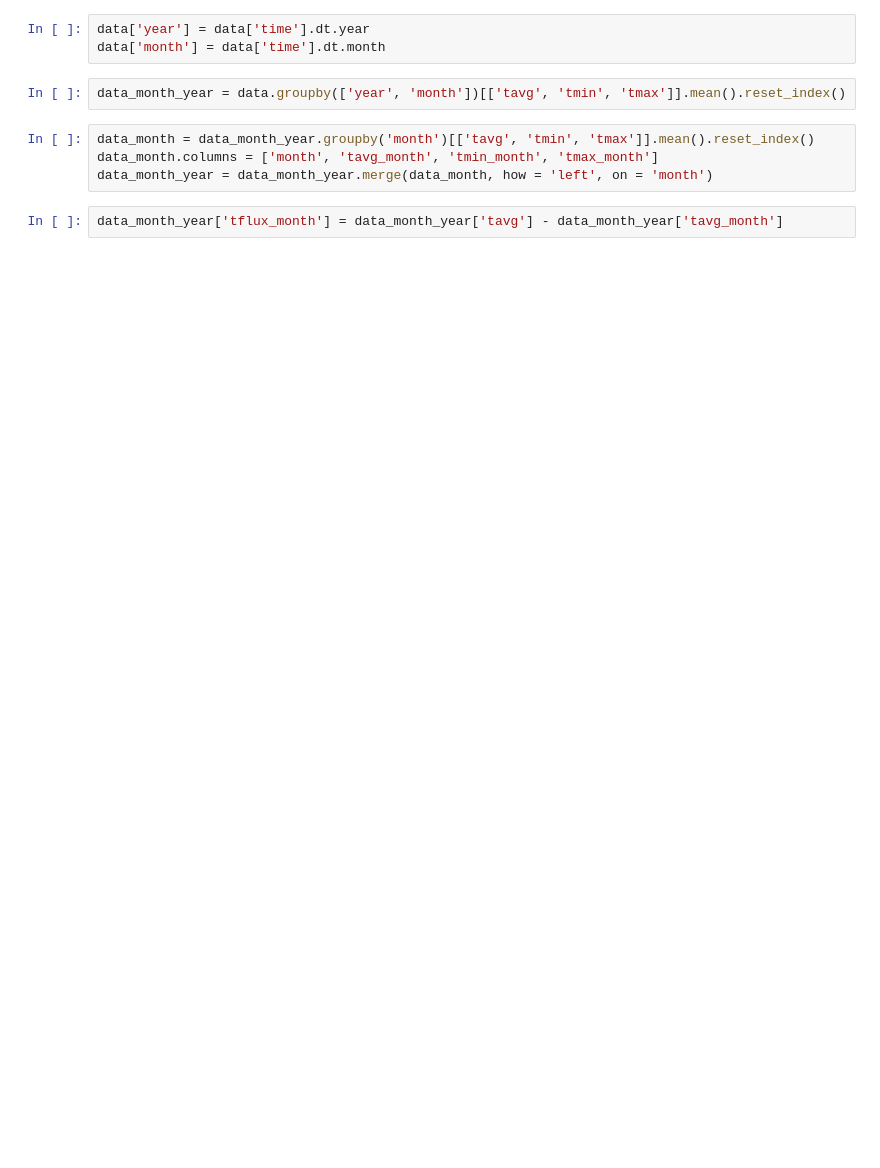
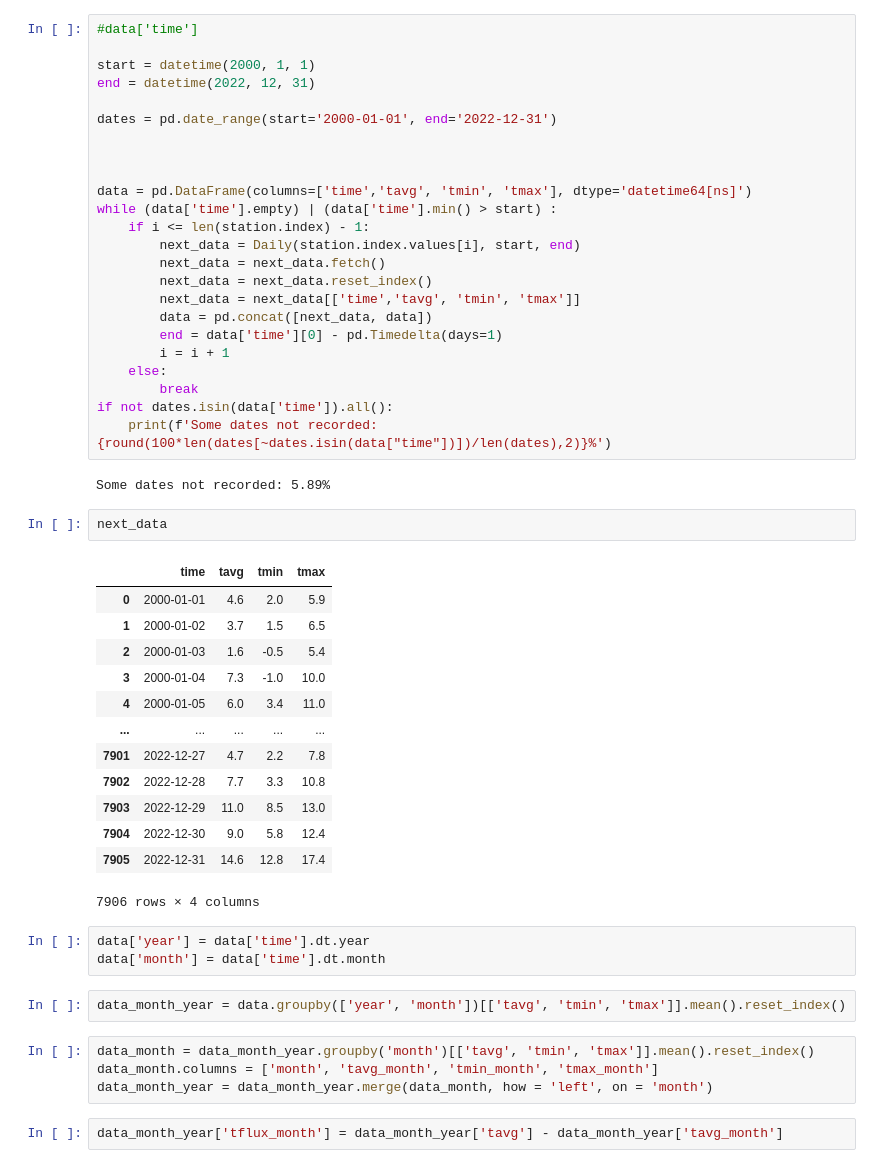
Before and after one commit to regraded0101/dragon-fever-night, a Jupyter notebook: main.ipynb, the cells around one changed output. Saved outputs shown, nothing was run; the diff lists cells and outputs as text; blank space fills up the shorter version.

```diff
--- a/main.ipynb
+++ b/main.ipynb
@@ -24,6 +45,48 @@ data = Daily(station.index.values[0], start, end)
 data = data.fetch()
 data = data.reset_index()
 data = data[['time','tavg', 'tmin', 'tmax']]
+# %%
+#data['time']
+
+start = datetime(2000, 1, 1)
+end = datetime(2022, 12, 31)
+
+dates = pd.date_range(start='2000-01-01', end='2022-12-31')
+
+
+
+data = pd.DataFrame(columns=['time','tavg', 'tmin', 'tmax'], dtype='datetime64[ns]')
+while (data['time'].empty) | (data['time'].min() > start) :
+    if i <= len(station.index) - 1:
+        next_data = Daily(station.index.values[i], start, end)
+        next_data = next_data.fetch()
+        next_data = next_data.reset_index()
+        next_data = next_data[['time','tavg', 'tmin', 'tmax']]
+        data = pd.concat([next_data, data])
+        end = data['time'][0] - pd.Timedelta(days=1)
+        i = i + 1
+    else:
+        break
+if not dates.isin(data['time']).all():
+    print(f'Some dates not recorded: {round(100*len(dates[~dates.isin(data["time"])])/len(dates),2)}%')
+# %% [output]
+Some dates not recorded: 5.89%
+# %%
+next_data
+# %% [output]
+|  | time | tavg | tmin | tmax |
+| 0 | 2000-01-01 | 4.6 | 2.0 | 5.9 |
+| 1 | 2000-01-02 | 3.7 | 1.5 | 6.5 |
+| 2 | 2000-01-03 | 1.6 | -0.5 | 5.4 |
+| 3 | 2000-01-04 | 7.3 | -1.0 | 10.0 |
+| 4 | 2000-01-05 | 6.0 | 3.4 | 11.0 |
+| ... | ... | ... | ... | ... |
+| 7901 | 2022-12-27 | 4.7 | 2.2 | 7.8 |
+| 7902 | 2022-12-28 | 7.7 | 3.3 | 10.8 |
+| 7903 | 2022-12-29 | 11.0 | 8.5 | 13.0 |
+| 7904 | 2022-12-30 | 9.0 | 5.8 | 12.4 |
+| 7905 | 2022-12-31 | 14.6 | 12.8 | 17.4 |
+7906 rows × 4 columns
 # %%
 data['year'] = data['time'].dt.year
 data['month'] = data['time'].dt.month
```
Also changed, not shown: parts of 9 cells of this notebook, 4 other files.
